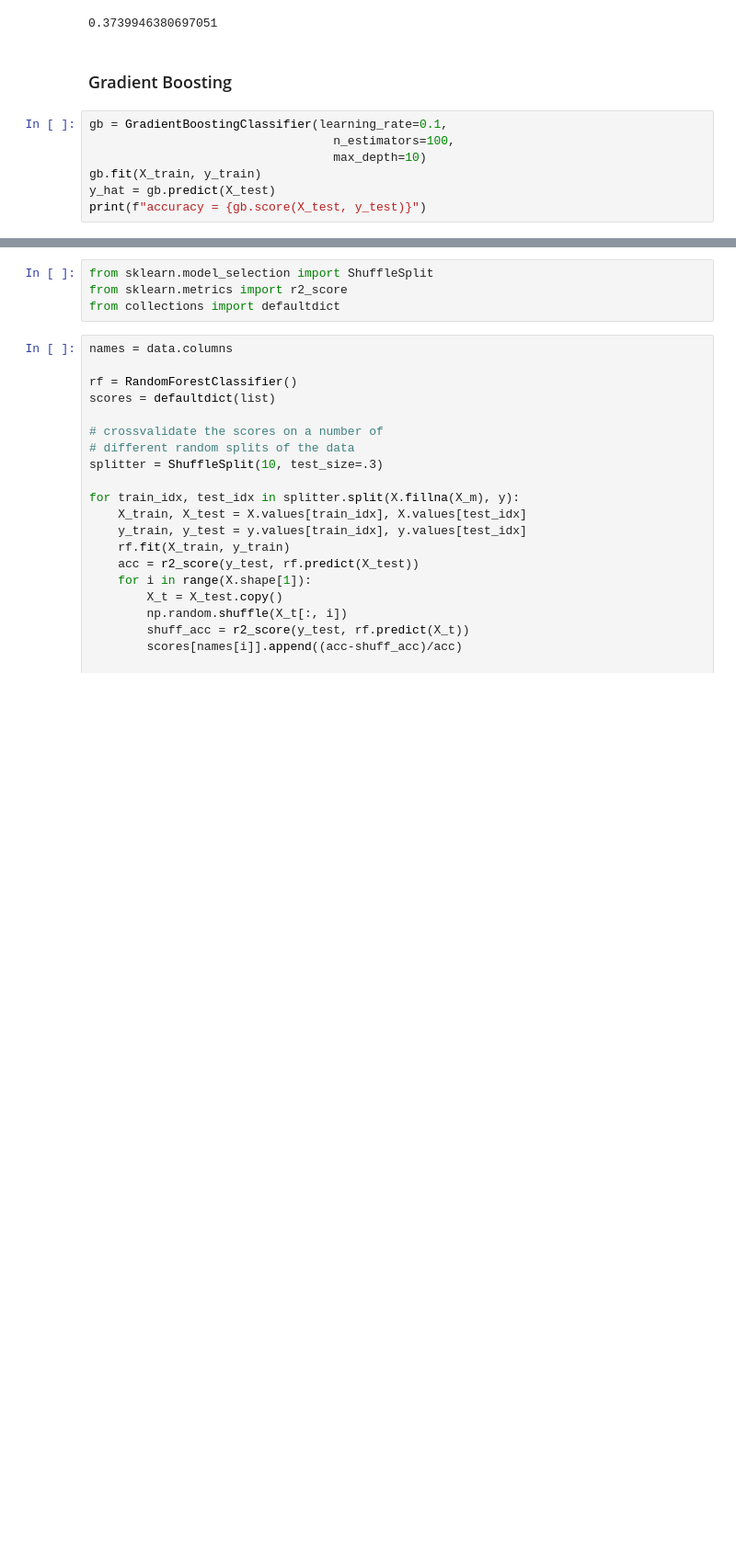
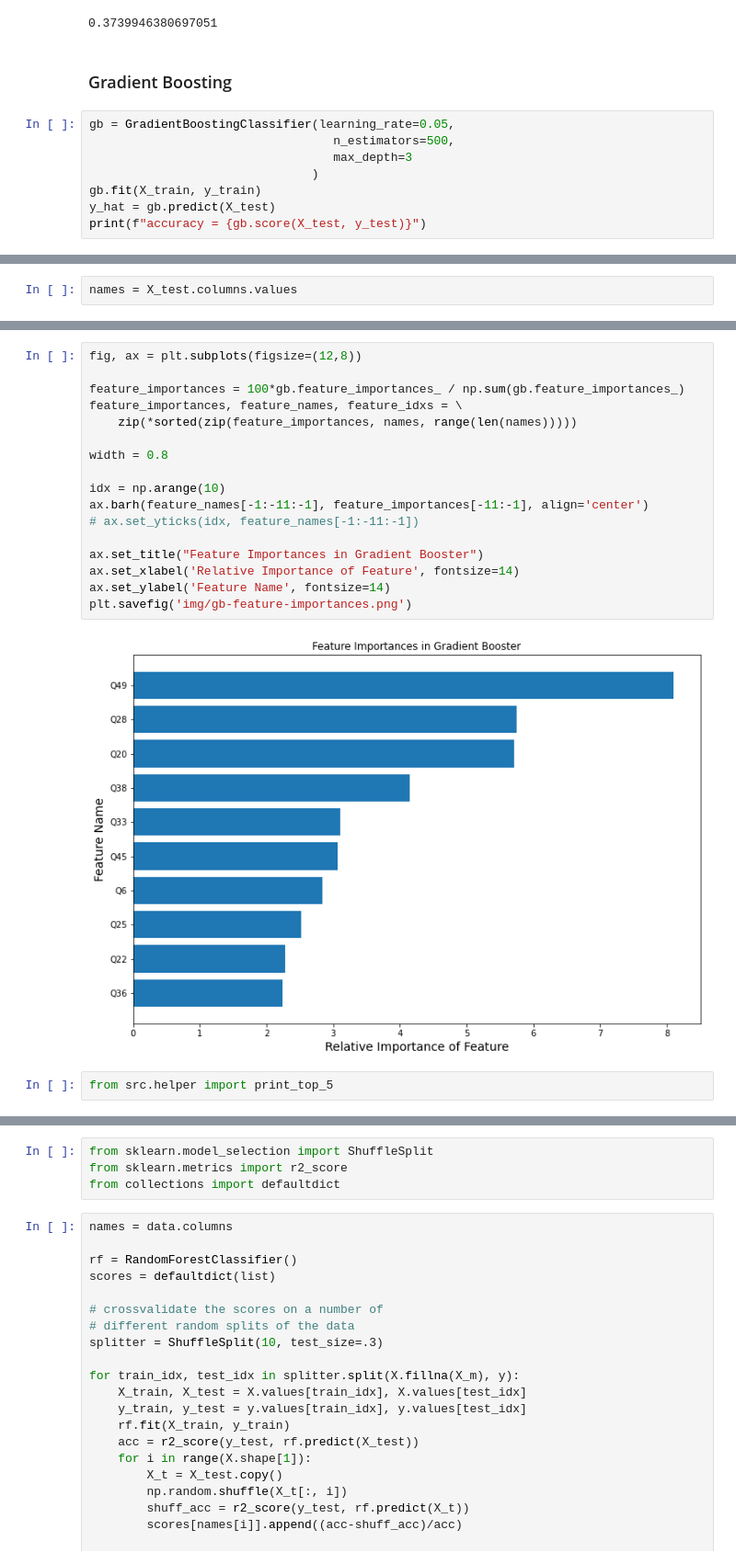
Before and after one commit to vmccready/world-values-analysis, a Jupyter notebook: exploration.ipynb, the cells around one changed output, grey strips where cells are left out. Shown at 92% size. Drawn from its saved outputs; the diff is of its cells as text; blank space fills up the shorter version.

```diff
--- a/exploration.ipynb
+++ b/exploration.ipynb
@@ -211,9 +248,10 @@ neigh.score(X_test, y_test)
 # %% [markdown]
 ### Gradient Boosting
 # %%
-gb = GradientBoostingClassifier(learning_rate=0.1,
-                                  n_estimators=100,
-                                  max_depth=10)
+gb = GradientBoostingClassifier(learning_rate=0.05,
+                                  n_estimators=500,
+                                  max_depth=3
+                               )
 gb.fit(X_train, y_train)
 y_hat = gb.predict(X_test)
 print(f"accuracy = {gb.score(X_test, y_test)}")
@@ -221,0 +274,2 @@ KeyboardInterrupt:
+# %%
+names = X_test.columns.values
@@ -221,0 +293,21 @@ KeyboardInterrupt:
+# %%
+fig, ax = plt.subplots(figsize=(12,8))
+
+feature_importances = 100*gb.feature_importances_ / np.sum(gb.feature_importances_)
+feature_importances, feature_names, feature_idxs = \
+    zip(*sorted(zip(feature_importances, names, range(len(names)))))
+
+width = 0.8
+
+idx = np.arange(10)
+ax.barh(feature_names[-1:-11:-1], feature_importances[-11:-1], align='center')
+# ax.set_yticks(idx, feature_names[-1:-11:-1])
+
+ax.set_title("Feature Importances in Gradient Booster")
+ax.set_xlabel('Relative Importance of Feature', fontsize=14)
+ax.set_ylabel('Feature Name', fontsize=14)
+plt.savefig('img/gb-feature-importances.png')
+# %% [output]
+[figure, added]
+# %%
+from src.helper import print_top_5
```
Also changed, not shown: parts of 17 cells of this notebook, 4 other files.
